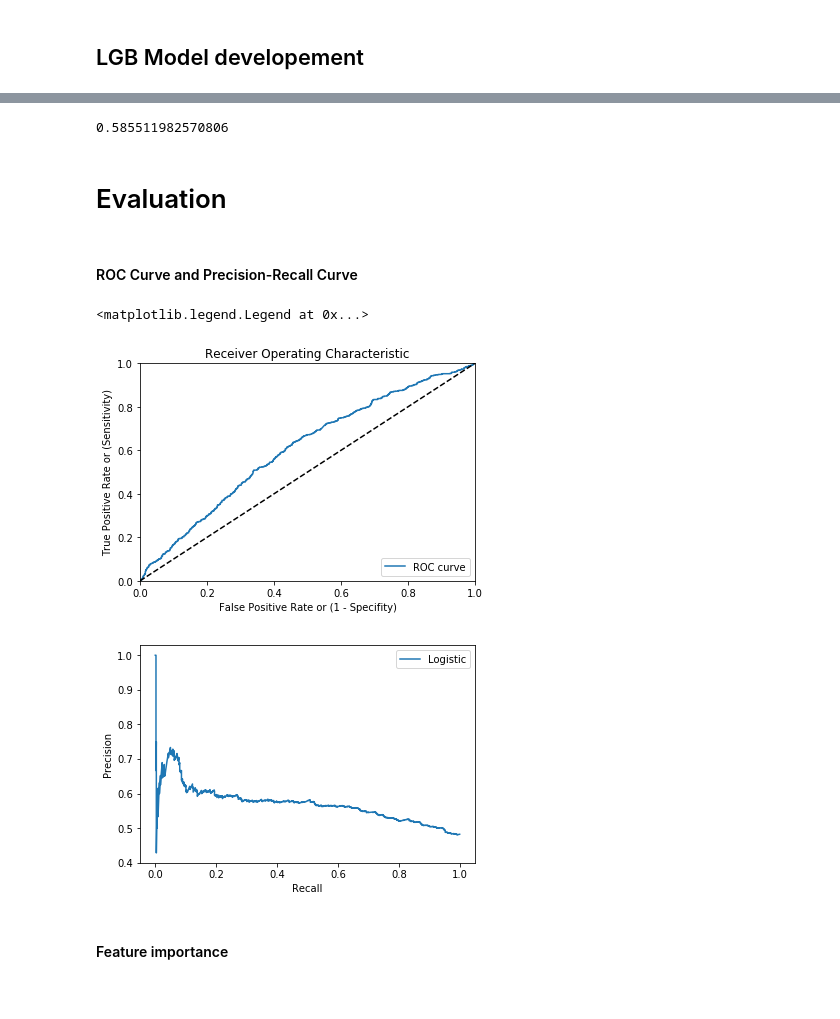
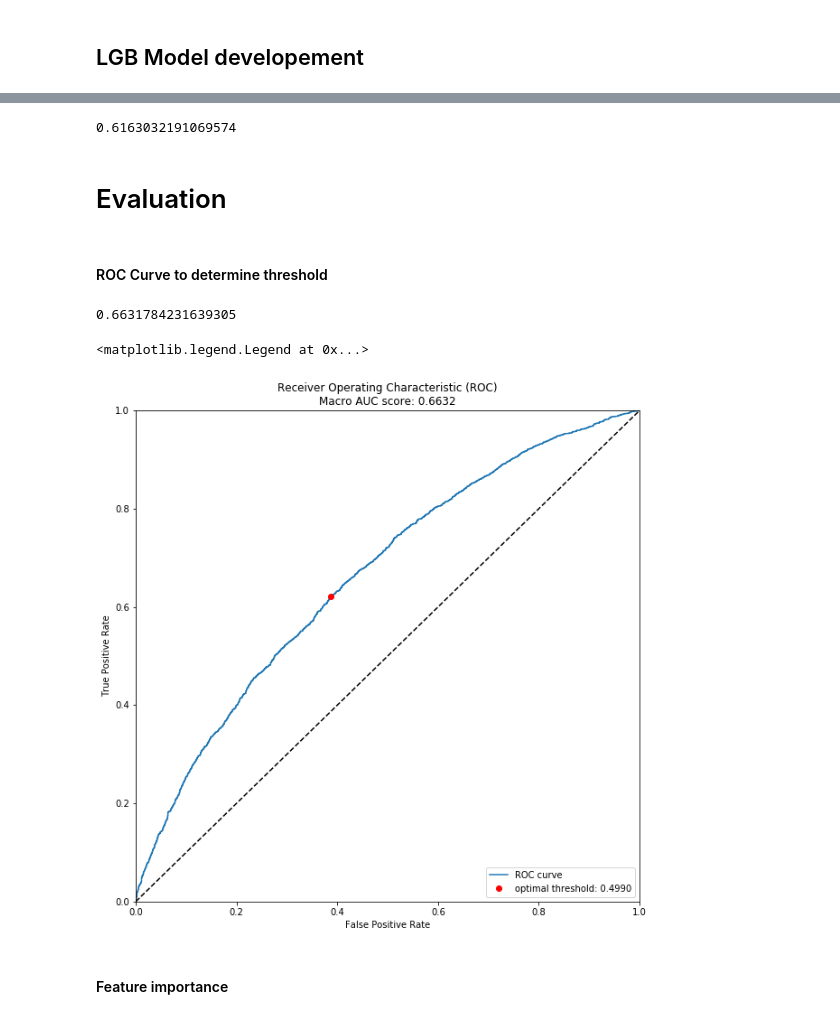
Before and after one commit to rrichards7/tennis-ml, a Jupyter notebook: notebooks/tennis_ml.ipynb, the cells around one changed output, grey strips where cells are left out. Saved outputs shown, nothing was run; the diff lists cells and outputs as text; code cells hidden in the pictures.

Commit message:
optimal roc threshold code done, changed val set so that user can enter cutoff date

```diff
--- a/notebooks/tennis_ml.ipynb
+++ b/notebooks/tennis_ml.ipynb
@@ -111,8 +123,8 @@ array([105453, 106421, 104542, 104871, 200282, 105683, 106034, 105777,
 #this will be useful for diffing them later to create input-target pairs
 pid_dict = {}
 
-# for target_pid in tqdm_notebook(ids):
-for target_pid in ids:
+for target_pid in tqdm_notebook(ids):
+# for target_pid in ids:
     ### get features from whether the target player won or lost
     df2 = df[(df.loc[:,'winner_id'] == target_pid ) | (df.loc[:,'loser_id'] == target_pid)]
 
@@ -123,7 +135,7 @@ for target_pid in ids:
     ###switch up the dataframe to account for losses since after
     ###taking target into account, we dont care about winner/loser specific columns
 #     swapped_features = ['ace', 'df', 'svpt', '1stIn', '1stWon', '2ndWon', 'SvGms', 'bpSaved', 'bpFaced']
-    swapped_features = ['ace', 'bpSaved', 'bpFaced']
+    swapped_features = ['bpSaved']
     for swapFeat in swapped_features:
         df2.loc[(y.target.values == 0), f'w_{swapFeat}'] = df2.loc[(y.target.values == 0), f'l_{swapFeat}']
 
@@ -133,7 +145,7 @@ for target_pid in ids:
     ###extract stats from features
     segments = df2.shape[0]
 #     features = ['w_ace', 'w_df', 'w_svpt', 'w_1stIn', 'w_1stWon', 'w_2ndWon', 'w_SvGms', 'w_bpSaved', 'w_bpFaced']
-    features = ['w_ace', 'w_bpSaved', 'w_bpFaced']
+    features = ['w_bpSaved']
     x_tr = extract_stats(df2, segments, features)
 
     df2.reset_index(drop=True, inplace=True)
@@ -272,5 +231,5 @@ from sklearn.metrics import roc_auc_score, accuracy_score
 # %%
-X_train, X_test, y_train, y_test = train_test_split(x_data, y_data, test_size=0.33, random_state=7)
+# X_train, X_test, y_train, y_test = train_test_split(x_data, y_data, test_size=0.33, random_state=7)
 # %%
 params = {'num_leaves': 128,
           'min_data_in_leaf': 79,
@@ -285,12 +244,12 @@ params = {'num_leaves': 128,
           'reg_lambda': 0.3603427518866501}
 
 model = lgb.LGBMClassifier(**params,
-                           n_estimators = 1000,
+                           n_estimators = 2500,
                            n_jobs = -1,
                            objective='binary')
 
 #fit on the k-fold
-model.fit(X_train, y_train[:,0],
-          eval_set=[(X_train, y_train[:,0]), (X_test, y_test[:,0])],
+model.fit(x_train, y_train[:,0],
+          eval_set=[(x_train, y_train[:,0]), (x_val, y_val[:,0])],
           verbose=True)
 # %% [output]
@@ -325,9 +284,9 @@ y_pred = model.predict(X_test)
 # %%
-print(accuracy_score(y_test, y_pred))
+print(accuracy_score(y_val, y_pred))
 # %% [output]
-0.585511982570806
+0.6163032191069574
 # %% [markdown]
 # Evaluation
 # %% [markdown]
-#### ROC Curve and Precision-Recall Curve
+#### ROC Curve to determine threshold
 # %%
@@ -335,32 +294,29 @@ from sklearn.metrics import precision_recall_curve
 # %%
-y_pred = model.predict_proba(X_test)
-y_pred = y_pred[:,1]
+y_pred = model.predict_proba(x_val)[:,1]
 # %%
-#ROC curve
+# Compute fpr, tpr, thresholds and roc auc
+fpr, tpr, thresholds = roc_curve(y_val, y_pred)
+mac_roc_auc = roc_auc_score(y_val, y_pred, average='macro')
+mic_roc_auc = roc_auc_score(y_val, y_pred, average='micro')
+print(roc_auc)
 
-# Compute fpr, tpr, thresholds and roc auc
-fpr, tpr, thresholds = roc_curve(y_test, y_pred)
-# roc_auc = auc(y_test, y_pred)
+#optimal threshold from ROC curve
+#minimum euclid distance between (0,1) threshold points
+min_arg = np.argmin(euclid_distance(fpr, tpr, opt_point=(0,1)))
+opt_thres = thresholds[min_arg]
 
 # Plot ROC curve
+plt.figure(figsize=(10,10))
 plt.plot(fpr, tpr, label='ROC curve')
 plt.plot([0, 1], [0, 1], 'k--')  # random predictions curve
+plt.plot(fpr[min_arg], tpr[min_arg], 'ro', label=f'optimal threshold: {opt_thres:0.4f}')
 plt.xlim([0.0, 1.0])
 plt.ylim([0.0, 1.0])
-plt.xlabel('False Positive Rate or (1 - Specifity)')
-plt.ylabel('True Positive Rate or (Sensitivity)')
-plt.title('Receiver Operating Characteristic')
+plt.xlabel('False Positive Rate')
+plt.ylabel('True Positive Rate')
+plt.title(f'Receiver Operating Characteristic (ROC)\nMacro AUC score: {roc_auc:0.4f}')
 plt.legend(loc="lower right")
 # %% [output]
-<matplotlib.legend.Legend at 0x...>
+0.6631784231639305
+<matplotlib.legend.Legend at 0x...>
-[figure, old version]
+[figure, new version]
-# %%
-#Precision-Recall curve
-lr_precision, lr_recall, _ = precision_recall_curve(y_test, y_pred)
-plt.plot(lr_recall, lr_precision, label=f'Logistic')
-plt.xlabel('Recall')
-plt.ylabel('Precision')
-plt.legend()
-plt.show()
-# %% [output]
-[figure, removed]
```
Also changed, not shown: parts of 22 cells of this notebook.
